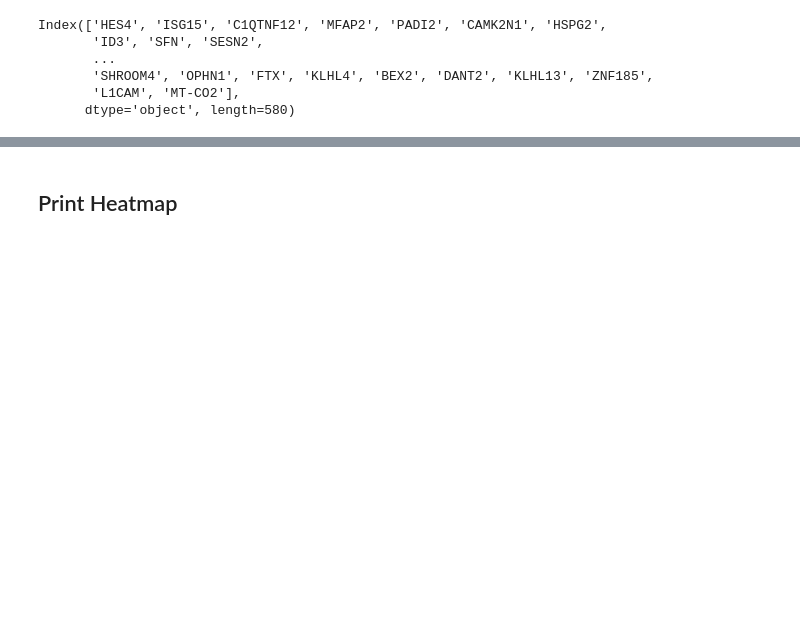
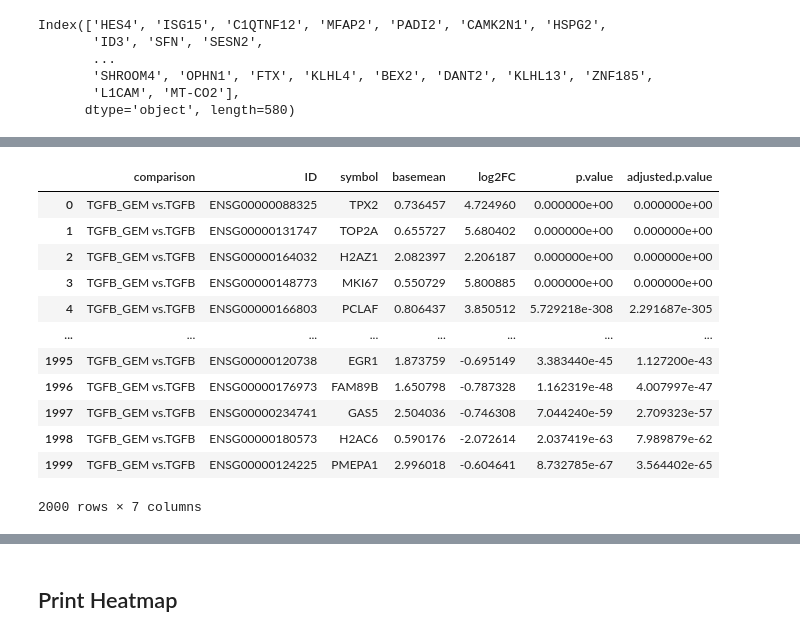
Before and after one commit to josef-streusalz/single-cell, a Jupyter notebook: 08.1_PseudoTime_GSEA.ipynb, the cells around one changed output, grey strips where cells are left out. Cells and saved outputs as stored; diff of their text form; code cells hidden in the pictures; blank space fills up the shorter version.

```diff
--- a/08.1_PseudoTime_GSEA.ipynb
+++ b/08.1_PseudoTime_GSEA.ipynb
@@ -368,0 +382,19 @@ axs = res.plot(terms[:10], show_ranking=False, legend_kws={'loc': (1.05, 0)}, )
+# %%
+# Convert result to dataframe
+results = pd.DataFrame({
+    'ID': bdata.uns['rank_genes_groups']['names']['0'],
+    'log2FC': bdata.uns['rank_genes_groups']['logfoldchanges']['0'],
+    'p.value': bdata.uns['rank_genes_groups']['pvals']['0'],
+    'adjusted.p.value': bdata.uns['rank_genes_groups']['pvals_adj']['0']
+})
+
+# Convert ensembl IDs to gene symbols
+results['symbol'] = results['ID'].map(ensembl_to_gene_name).fillna(results['ID'])
+
+# Calculate basemean expression for genes present in adata.var_names
+results['basemean'] = [
+    (bdata[:, gene].X.sum() / bdata.shape[0]) if gene in bdata.var_names else 'NA'
+    for gene in results['symbol']
+]
+# Assign comparison name
+results['comparison'] = "TGFB_GEM vs." + "TGFB"
@@ -368,0 +423,18 @@ axs = res.plot(terms[:10], show_ranking=False, legend_kws={'loc': (1.05, 0)}, )
+# %%
+# Reorder columns
+results = results[['comparison', 'ID', 'symbol', 'basemean', 'log2FC', 'p.value', 'adjusted.p.value']]
+results
+# %% [output]
+|  | comparison | ID | symbol | basemean | log2FC | p.value | adjusted.p.value |
+| 0 | TGFB_GEM vs.TGFB | ENSG00000088325 | TPX2 | 0.736457 | 4.724960 | 0.000000e+00 | 0.000000e+00 |
+| 1 | TGFB_GEM vs.TGFB | ENSG00000131747 | TOP2A | 0.655727 | 5.680402 | 0.000000e+00 | 0.000000e+00 |
+| 2 | TGFB_GEM vs.TGFB | ENSG00000164032 | H2AZ1 | 2.082397 | 2.206187 | 0.000000e+00 | 0.000000e+00 |
+| 3 | TGFB_GEM vs.TGFB | ENSG00000148773 | MKI67 | 0.550729 | 5.800885 | 0.000000e+00 | 0.000000e+00 |
+| 4 | TGFB_GEM vs.TGFB | ENSG00000166803 | PCLAF | 0.806437 | 3.850512 | 5.729218e-308 | 2.291687e-305 |
+| ... | ... | ... | ... | ... | ... | ... | ... |
+| 1995 | TGFB_GEM vs.TGFB | ENSG00000120738 | EGR1 | 1.873759 | -0.695149 | 3.383440e-45 | 1.127200e-43 |
+| 1996 | TGFB_GEM vs.TGFB | ENSG00000176973 | FAM89B | 1.650798 | -0.787328 | 1.162319e-48 | 4.007997e-47 |
+| 1997 | TGFB_GEM vs.TGFB | ENSG00000234741 | GAS5 | 2.504036 | -0.746308 | 7.044240e-59 | 2.709323e-57 |
+| 1998 | TGFB_GEM vs.TGFB | ENSG00000180573 | H2AC6 | 0.590176 | -2.072614 | 2.037419e-63 | 7.989879e-62 |
+| 1999 | TGFB_GEM vs.TGFB | ENSG00000124225 | PMEPA1 | 2.996018 | -0.604641 | 8.732785e-67 | 3.564402e-65 |
+2000 rows × 7 columns
```
Also changed, not shown: parts of 38 cells of this notebook.
